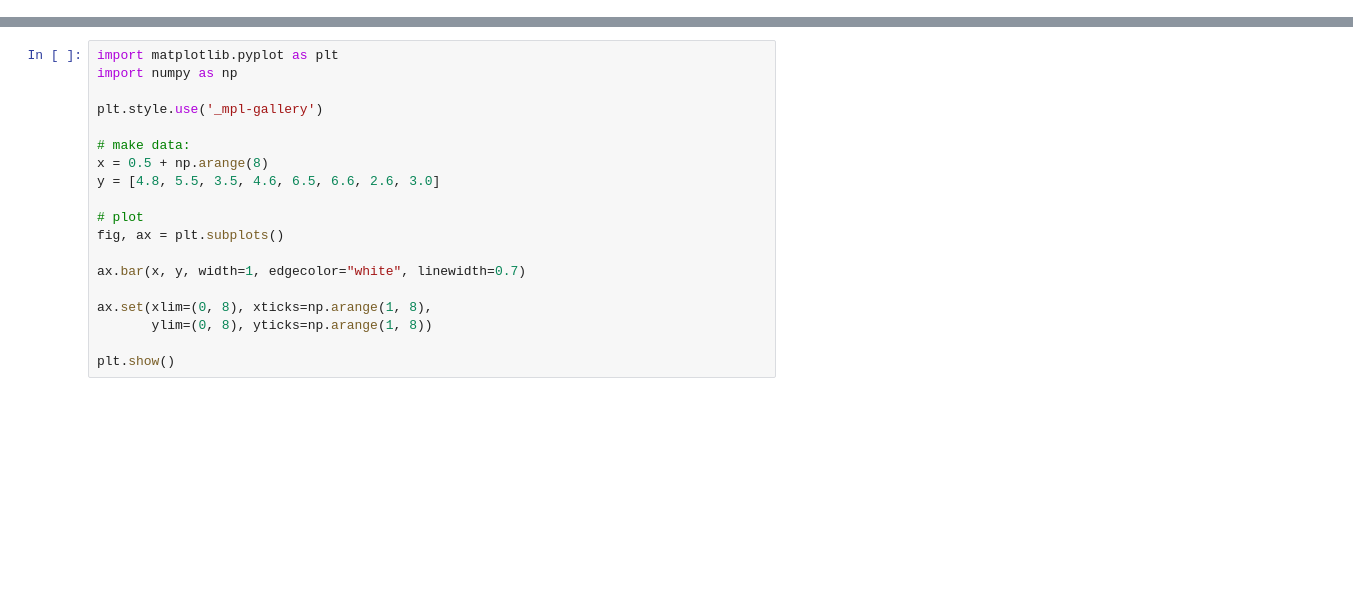
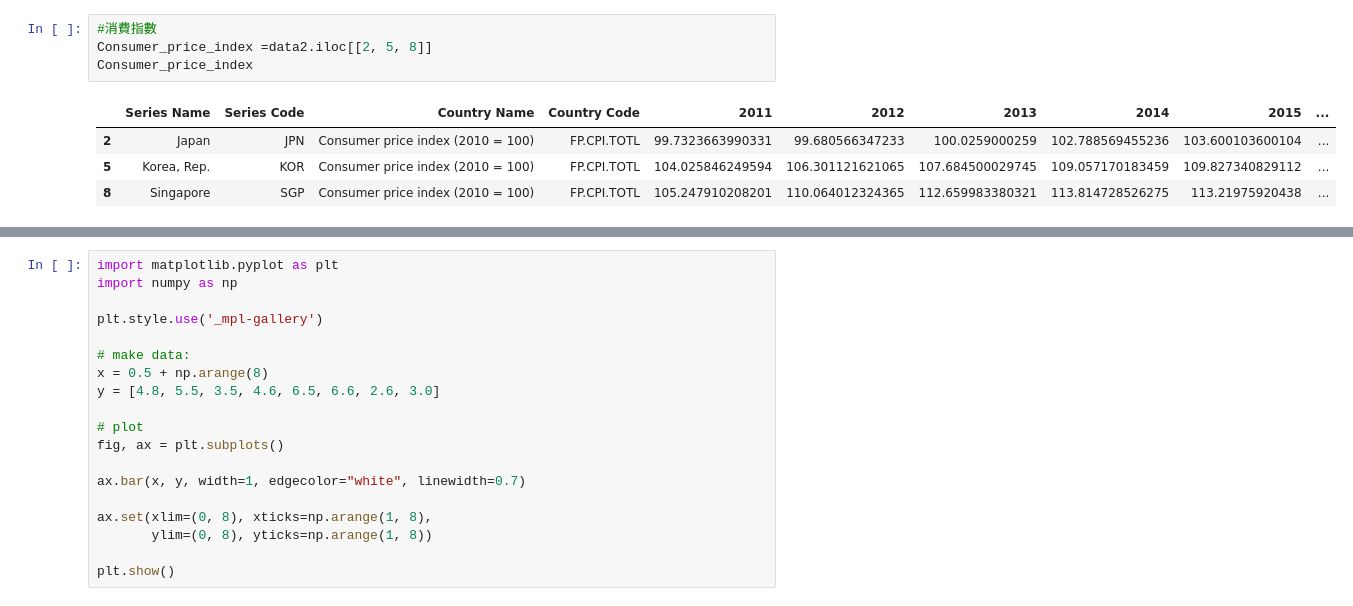
Before and after one commit to Dolly0106/RL, a Jupyter notebook: HW2.ipynb, the cells around one changed output, grey strips where cells are left out. Drawn from its saved outputs; the diff is of its cells as text; blank space fills up the shorter version.

```diff
--- a/HW2.ipynb
+++ b/HW2.ipynb
@@ -132,0 +117,9 @@ data2.head()
+# %%
+#消費指數
+Consumer_price_index =data2.iloc[[2, 5, 8]]
+Consumer_price_index
+# %% [output]
+|  | Series Name | Series Code | Country Name | Country Code | 2011 | 2012 | 2013 | 2014 | 2015 | ... |
+| 2 | Japan | JPN | Consumer price index (2010 = 100) | FP.CPI.TOTL | 99.7323663990331 | 99.680566347233 | 100.0259000259 | 102.788569455236 | 103.600103600104 | ... |
+| 5 | Korea, Rep. | KOR | Consumer price index (2010 = 100) | FP.CPI.TOTL | 104.025846249594 | 106.301121621065 | 107.684500029745 | 109.057170183459 | 109.827340829112 | ... |
+| 8 | Singapore | SGP | Consumer price index (2010 = 100) | FP.CPI.TOTL | 105.247910208201 | 110.064012324365 | 112.659983380321 | 113.814728526275 | 113.21975920438 | ... |
```
Also changed, not shown: parts of 17 cells of this notebook, 3 other files.
